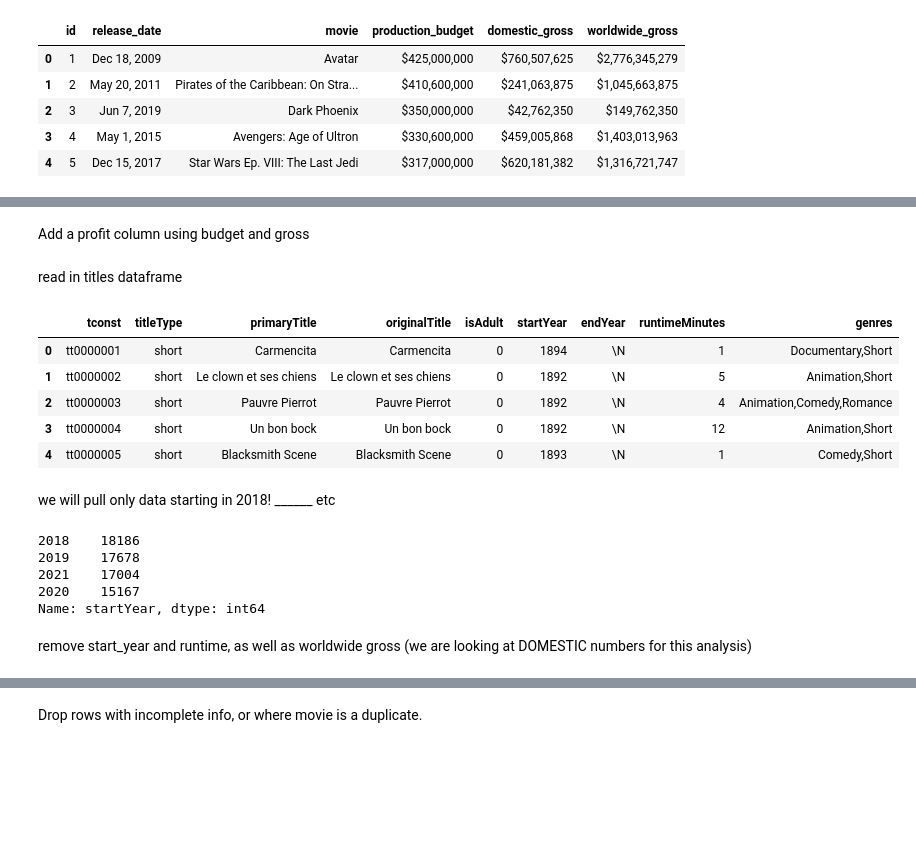
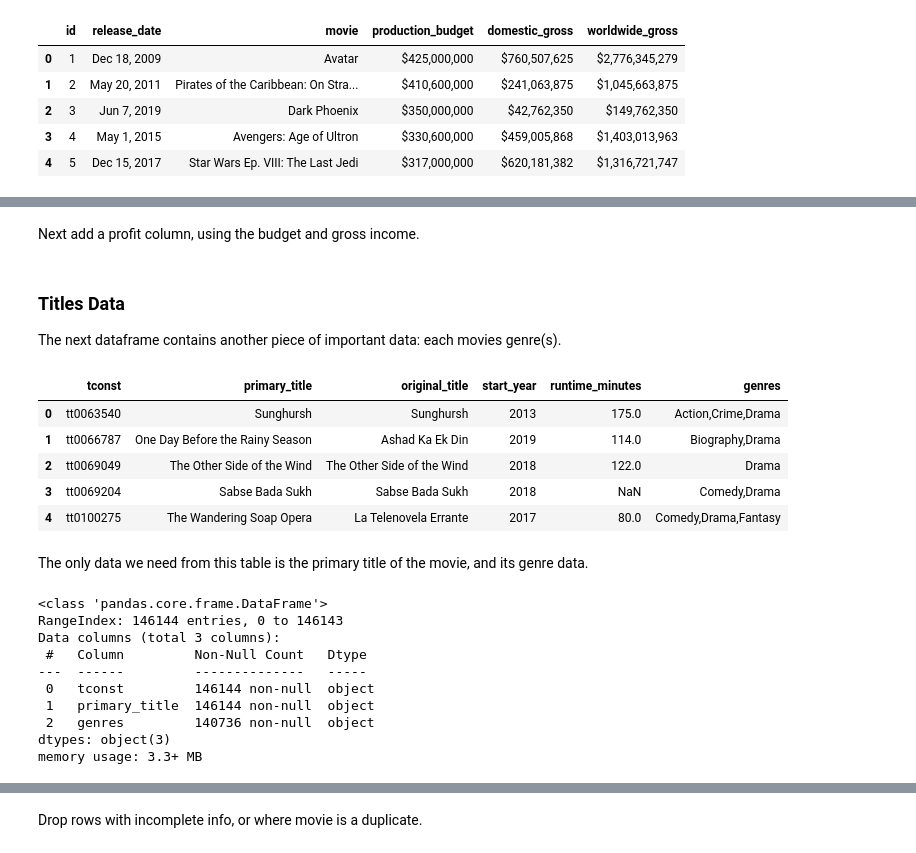
Before and after one commit to shadel96/Microsoft-Movie-Analysis, a Jupyter notebook: movie_analysis.ipynb, the cells around one changed output, grey strips where cells are left out. Cells and saved outputs as stored; diff of their text form; code cells hidden in the pictures; blank space fills up the shorter version.

```diff
--- a/movie_analysis.ipynb
+++ b/movie_analysis.ipynb
@@ -102,32 +89,36 @@ dtype: object
 # %% [markdown]
-Add a profit column using budget and gross
+Next add a profit column, using the budget and gross income.
 # %%
 budgets_df['profit'] = budgets_df["gross"] - budgets_df["budget"]
-# %% [markdown]
-read in titles dataframe
+# %% [markdown]
+### Titles Data
+The next dataframe contains another piece of important data: each movies genre(s).
 # %%
-titles_df = pd.read_csv('data/zippedData/title.basics.tsv.gz', sep='\t')
+titles_df = pd.read_csv('data/zippedData/imdb.title.basics.csv.gz')
 titles_df.head()
 # %% [output]
-|  | tconst | titleType | primaryTitle | originalTitle | isAdult | startYear | endYear | runtimeMinutes | genres |
-| 0 | tt0000001 | short | Carmencita | Carmencita | 0 | 1894 | \N | 1 | Documentary,Short |
-| 1 | tt0000002 | short | Le clown et ses chiens | Le clown et ses chiens | 0 | 1892 | \N | 5 | Animation,Short |
-| 2 | tt0000003 | short | Pauvre Pierrot | Pauvre Pierrot | 0 | 1892 | \N | 4 | Animation,Comedy,Romance |
-| 3 | tt0000004 | short | Un bon bock | Un bon bock | 0 | 1892 | \N | 12 | Animation,Short |
-| 4 | tt0000005 | short | Blacksmith Scene | Blacksmith Scene | 0 | 1893 | \N | 1 | Comedy,Short |
+|  | tconst | primary_title | original_title | start_year | runtime_minutes | genres |
+| 0 | tt0063540 | Sunghursh | Sunghursh | 2013 | 175.0 | Action,Crime,Drama |
+| 1 | tt0066787 | One Day Before the Rainy Season | Ashad Ka Ek Din | 2019 | 114.0 | Biography,Drama |
+| 2 | tt0069049 | The Other Side of the Wind | The Other Side of the Wind | 2018 | 122.0 | Drama |
+| 3 | tt0069204 | Sabse Bada Sukh | Sabse Bada Sukh | 2018 | NaN | Comedy,Drama |
+| 4 | tt0100275 | The Wandering Soap Opera | La Telenovela Errante | 2017 | 80.0 | Comedy,Drama,Fantasy |
-# %% [markdown]
-we will pull only data starting in 2018! ______ etc
-# %%
-df = titles_df[titles_df['titleType'] == 'movie']
-
-df = df[df['startYear'].isin(['2018', '2019', '2020', '2021'])]
-
-df.sort_values('startYear', ascending=False)
-# %% [output]
-2018    18186
-2019    17678
-2021    17004
-2020    15167
-Name: startYear, dtype: int64
-# %% [markdown]
-remove start_year and runtime, as well as worldwide gross (we are looking at DOMESTIC numbers for this analysis)
+# %% [markdown]
+The only data we need from this table is the primary title of the movie, and its genre data.
+# %%
+#drop unnecessary data
+titles_df.drop(['start_year', 'runtime_minutes', 'original_title'], axis=1, inplace=True)
+
+#confirm data dropped
+titles_df.info()
+# %% [output]
+<class 'pandas.core.frame.DataFrame'>
+RangeIndex: 146144 entries, 0 to 146143
+Data columns (total 3 columns):
+ #   Column         Non-Null Count   Dtype
+---  ------         --------------   -----
+ 0   tconst         146144 non-null  object
+ 1   primary_title  146144 non-null  object
+ 2   genres         140736 non-null  object
+dtypes: object(3)
+memory usage: 3.3+ MB
```
Also changed, not shown: parts of 72 cells of this notebook, 10 other files.
